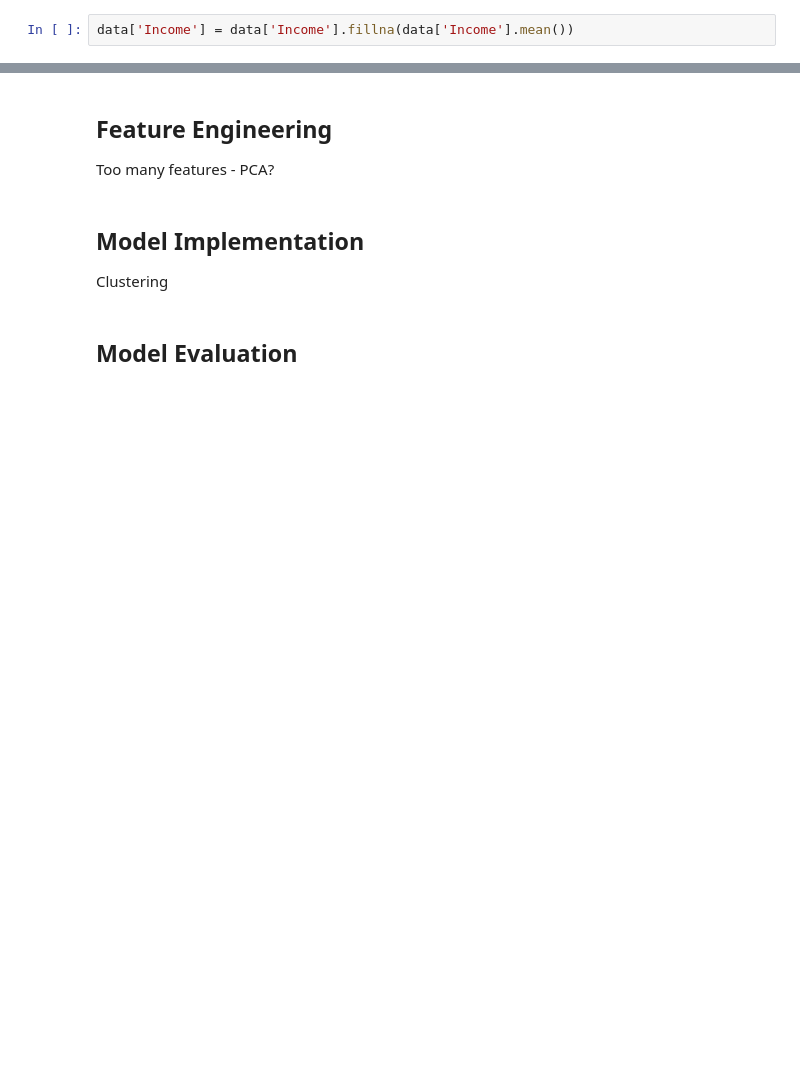
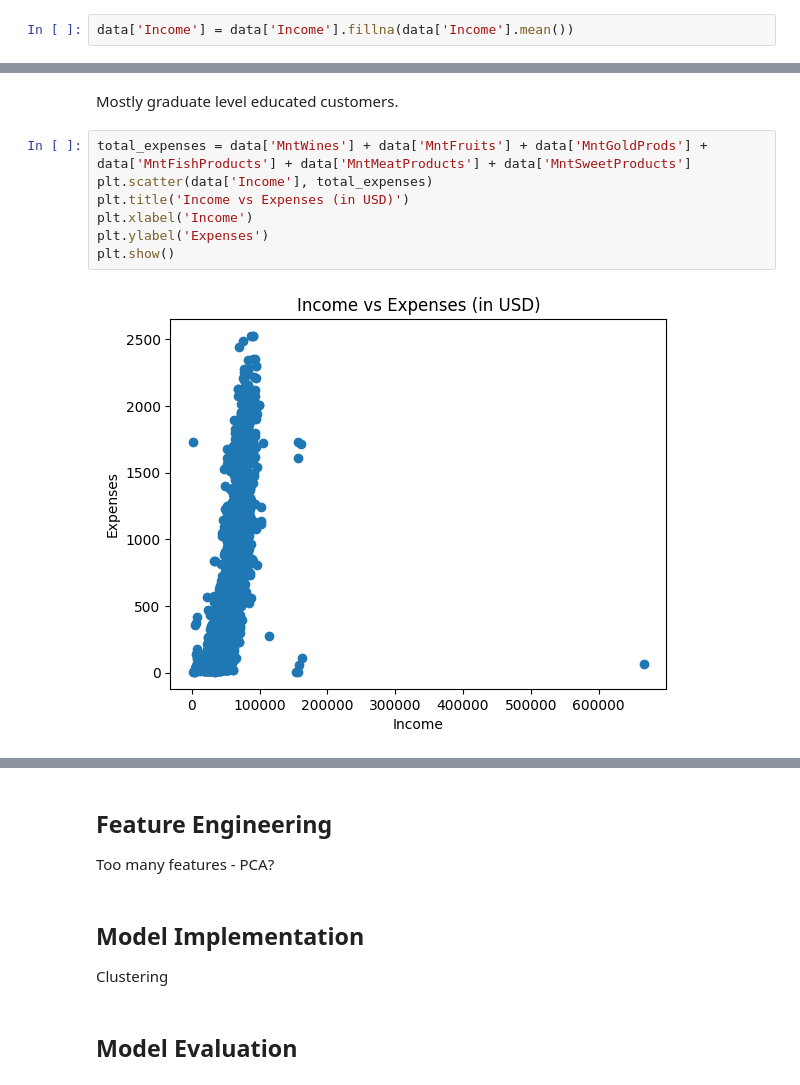
Before and after one commit to akshi-saxena/customer-segmentation, a Jupyter notebook: DMT_Project_Customer_Segmentation.ipynb, the cells around one changed output, grey strips where cells are left out. Cells and saved outputs as stored; diff of their text form; blank space fills up the shorter version.

```diff
--- a/DMT_Project_Customer_Segmentation.ipynb
+++ b/DMT_Project_Customer_Segmentation.ipynb
@@ -175,0 +172,11 @@ correlations
+# %% [markdown]
+Mostly graduate level educated customers.
+# %%
+total_expenses = data['MntWines'] + data['MntFruits'] + data['MntGoldProds'] + data['MntFishProducts'] + data['MntMeatProducts'] + data['MntSweetProducts']
+plt.scatter(data['Income'], total_expenses)
+plt.title('Income vs Expenses (in USD)')
+plt.xlabel('Income')
+plt.ylabel('Expenses')
+plt.show()
+# %% [output]
+[figure, added]
```
Also changed, not shown: parts of 8 cells of this notebook.
